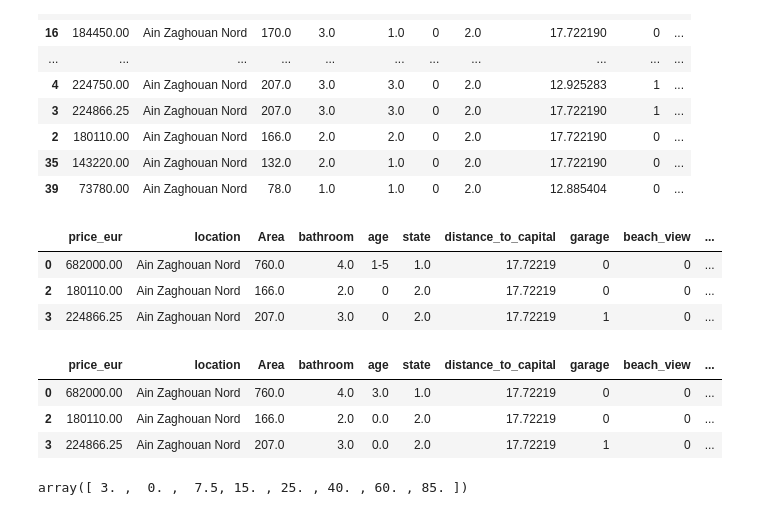
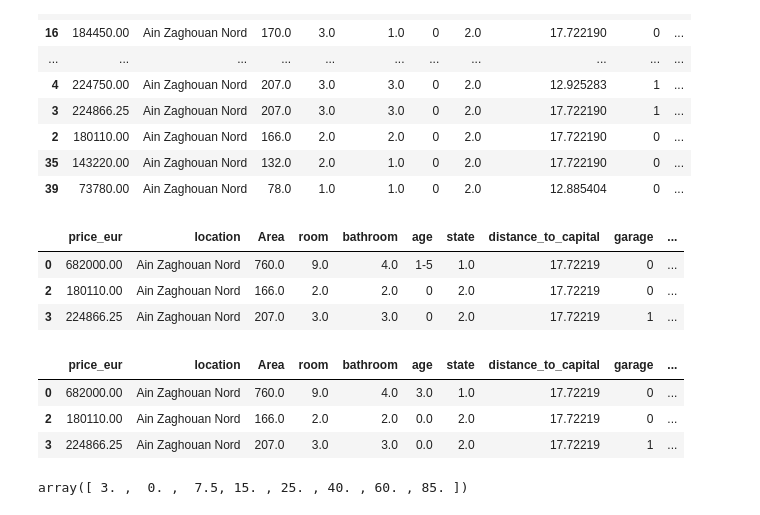
Before and after one commit to Jomar77/NZ-House-Price-Predictor, a Jupyter notebook: main.ipynb, the cells around one changed output. Cells and saved outputs as stored; diff of their text form; code cells hidden in the pictures.

```diff
--- a/main.ipynb
+++ b/main.ipynb
@@ -315,13 +315,13 @@ df9.head(20).sort_values(by = 'location')
 | 35 | 143220.00 | Ain Zaghouan Nord | 132.0 | 2.0 | 1.0 | 0 | 2.0 | 17.722190 | 0 | ... |
 | 39 | 73780.00 | Ain Zaghouan Nord | 78.0 | 1.0 | 1.0 | 0 | 2.0 | 12.885404 | 0 | ... |
 # %%
-df10 = df9.drop(['room','price_per_m2'], axis='columns')
+df10 = df9.drop(['price_per_m2'], axis='columns')
 df10.head(3)
 # %% [output]
-|  | price_eur | location | Area | bathroom | age | state | distance_to_capital | garage | beach_view | ... |
-| 0 | 682000.00 | Ain Zaghouan Nord | 760.0 | 4.0 | 1-5 | 1.0 | 17.72219 | 0 | 0 | ... |
-| 2 | 180110.00 | Ain Zaghouan Nord | 166.0 | 2.0 | 0 | 2.0 | 17.72219 | 0 | 0 | ... |
-| 3 | 224866.25 | Ain Zaghouan Nord | 207.0 | 3.0 | 0 | 2.0 | 17.72219 | 1 | 0 | ... |
+|  | price_eur | location | Area | room | bathroom | age | state | distance_to_capital | garage | ... |
+| 0 | 682000.00 | Ain Zaghouan Nord | 760.0 | 9.0 | 4.0 | 1-5 | 1.0 | 17.72219 | 0 | ... |
+| 2 | 180110.00 | Ain Zaghouan Nord | 166.0 | 2.0 | 2.0 | 0 | 2.0 | 17.72219 | 0 | ... |
+| 3 | 224866.25 | Ain Zaghouan Nord | 207.0 | 3.0 | 3.0 | 0 | 2.0 | 17.72219 | 1 | ... |
 # %%
 def convert_age_to_avg(a):
     tokens = a.split('-')
@@ -337,10 +337,10 @@ df11['age'] = df11['age'].apply(convert_age_to_avg)
 df11.dropna(subset=['age'], inplace=True)
 df11.head(3)
 # %% [output]
-|  | price_eur | location | Area | bathroom | age | state | distance_to_capital | garage | beach_view | ... |
-| 0 | 682000.00 | Ain Zaghouan Nord | 760.0 | 4.0 | 3.0 | 1.0 | 17.72219 | 0 | 0 | ... |
-| 2 | 180110.00 | Ain Zaghouan Nord | 166.0 | 2.0 | 0.0 | 2.0 | 17.72219 | 0 | 0 | ... |
-| 3 | 224866.25 | Ain Zaghouan Nord | 207.0 | 3.0 | 0.0 | 2.0 | 17.72219 | 1 | 0 | ... |
+|  | price_eur | location | Area | room | bathroom | age | state | distance_to_capital | garage | ... |
+| 0 | 682000.00 | Ain Zaghouan Nord | 760.0 | 9.0 | 4.0 | 3.0 | 1.0 | 17.72219 | 0 | ... |
+| 2 | 180110.00 | Ain Zaghouan Nord | 166.0 | 2.0 | 2.0 | 0.0 | 2.0 | 17.72219 | 0 | ... |
+| 3 | 224866.25 | Ain Zaghouan Nord | 207.0 | 3.0 | 3.0 | 0.0 | 2.0 | 17.72219 | 1 | ... |
 # %%
 df11.age.unique()
 # %% [output]
```
Also changed, not shown: parts of 13 cells of this notebook, 1 other file.
